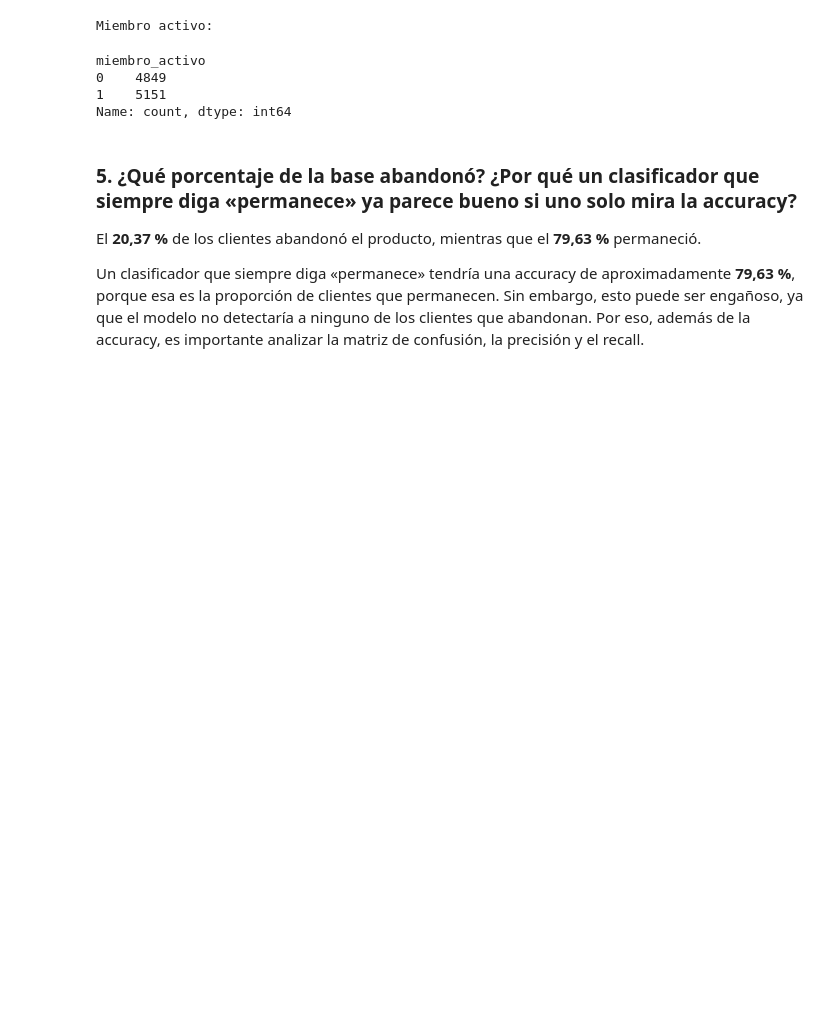
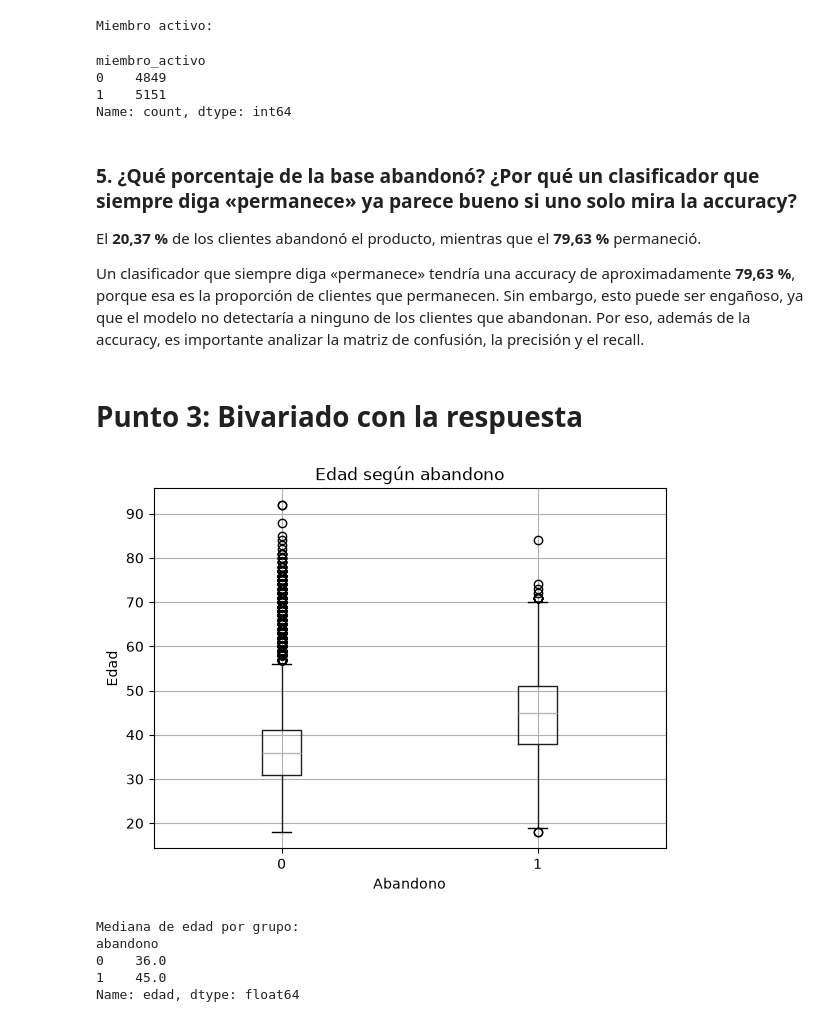
Before and after one commit to ladydayanarestrepoloaiza-ui/Taller_2_ML_Clase_9, a Jupyter notebook: Taller_Abandono_Producto_Financiero.ipynb, the cells around one changed output. Cells and saved outputs as stored; diff of their text form; code cells hidden in the pictures; blank space fills up the shorter version.

Commit message:
Punto 3: analisis bivariado

```diff
--- a/Taller_Abandono_Producto_Financiero.ipynb
+++ b/Taller_Abandono_Producto_Financiero.ipynb
@@ -258,3 +258,28 @@ Name: count, dtype: int64
 El **20,37 %** de los clientes abandonó el producto, mientras que el **79,63 %** permaneció.
 
 Un clasificador que siempre diga «permanece» tendría una accuracy de aproximadamente **79,63 %**, porque esa es la proporción de clientes que permanecen. Sin embargo, esto puede ser engañoso, ya que el modelo no detectaría a ninguno de los clientes que abandonan. Por eso, además de la accuracy, es importante analizar la matriz de confusión, la precisión y el recall.
+# %% [markdown]
+# Punto 3: Bivariado con la respuesta
+# %%
+import matplotlib.pyplot as plt
+
+df.boxplot(column="edad", by="abandono")
+
+plt.title("Edad según abandono")
+plt.suptitle("")
+plt.xlabel("Abandono")
+plt.ylabel("Edad")
+plt.show()
+# %% [output]
+[figure, added]
+# %%
+medianas_edad = df.groupby("abandono", observed=True)["edad"].median()
+
+print("Mediana de edad por grupo:")
+print(medianas_edad)
+# %% [output]
+Mediana de edad por grupo:
+abandono
+0    36.0
+1    45.0
+Name: edad, dtype: float64
```
Also changed, not shown: parts of 8 cells of this notebook.
